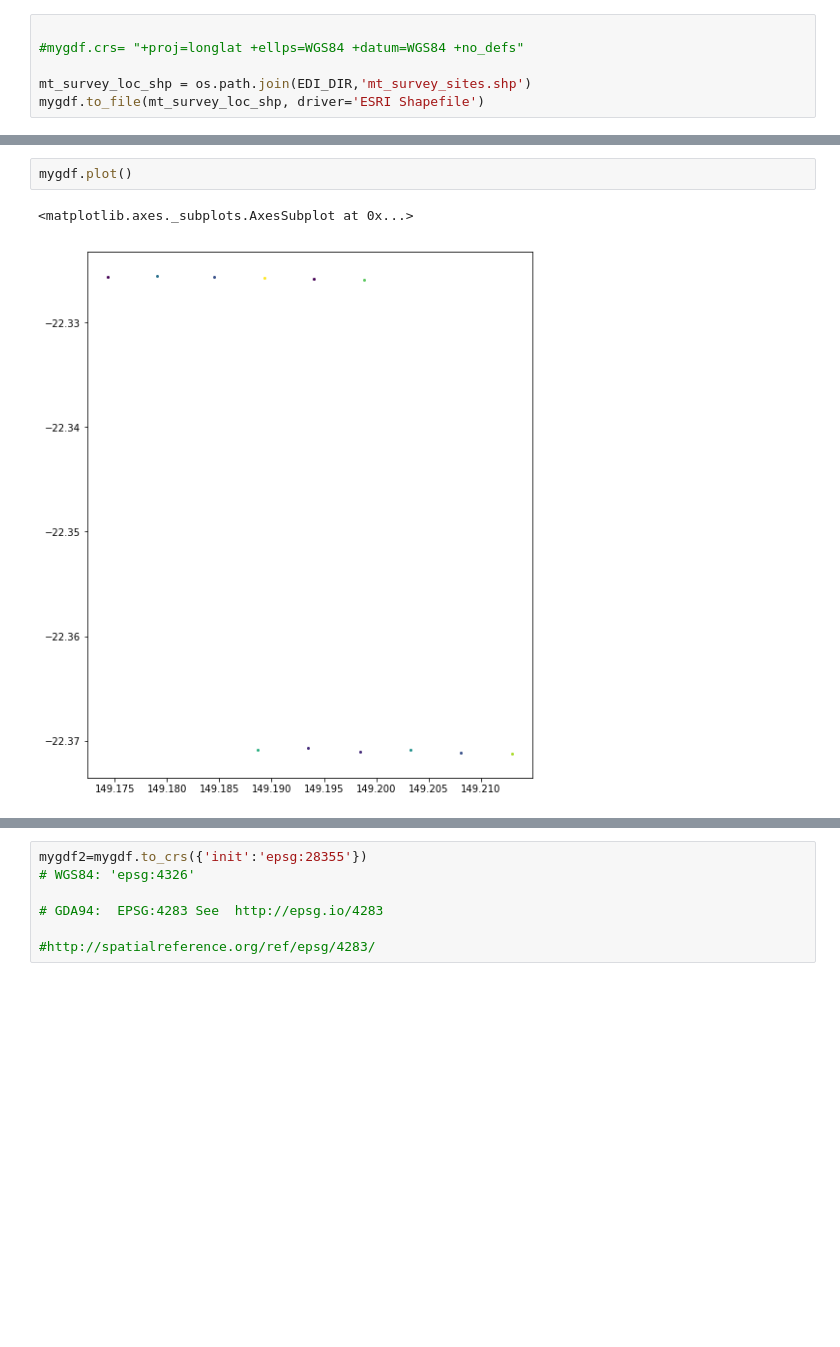
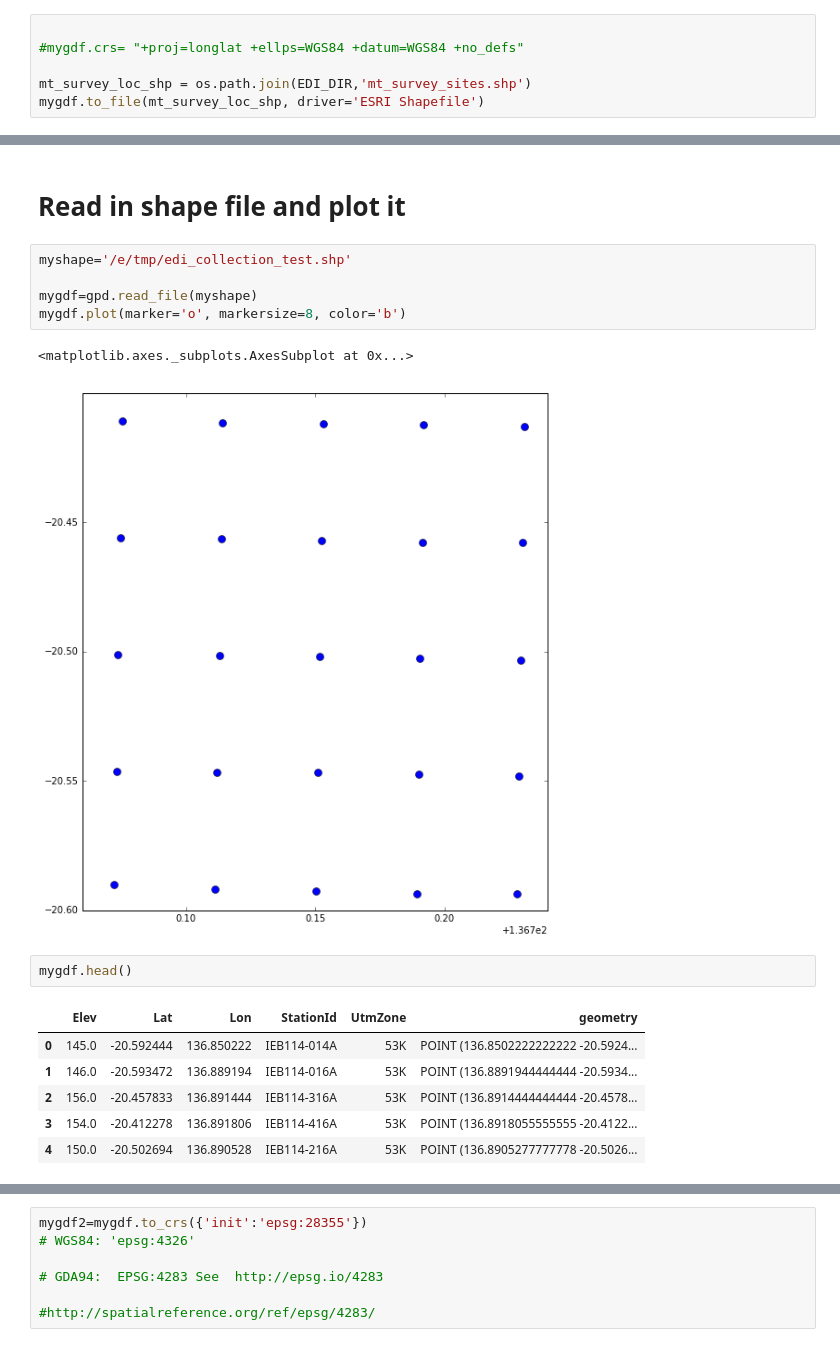
Before and after one commit to MTgeophysics/mtpy, a Jupyter notebook: examples/notebooks/geopandas_MT_survey_sites.ipynb, the cells around one changed output, grey strips where cells are left out. Cells and saved outputs as stored; diff of their text form; blank space fills up the shorter version.

```diff
--- a/examples/notebooks/geopandas_MT_survey_sites.ipynb
+++ b/examples/notebooks/geopandas_MT_survey_sites.ipynb
@@ -166,5 +120,19 @@ print mt_survey_loc_shp
+# %% [markdown]
+# Read in shape file and plot it
+# %%
+myshape='/e/tmp/edi_collection_test.shp'
+
+mygdf=gpd.read_file(myshape)
+mygdf.plot(marker='o', markersize=8, color='b')
+# %% [output]
+<matplotlib.axes._subplots.AxesSubplot at 0x...>
+[figure, added]
 # %%
-mygdf.plot()
+mygdf.head()
 # %% [output]
-<matplotlib.axes._subplots.AxesSubplot at 0x...>
-[figure, removed]
+|  | Elev | Lat | Lon | StationId | UtmZone | geometry |
+| 0 | 145.0 | -20.592444 | 136.850222 | IEB114-014A | 53K | POINT (136.8502222222222 -20.5924... |
+| 1 | 146.0 | -20.593472 | 136.889194 | IEB114-016A | 53K | POINT (136.8891944444444 -20.5934... |
+| 2 | 156.0 | -20.457833 | 136.891444 | IEB114-316A | 53K | POINT (136.8914444444444 -20.4578... |
+| 3 | 154.0 | -20.412278 | 136.891806 | IEB114-416A | 53K | POINT (136.8918055555555 -20.4122... |
+| 4 | 150.0 | -20.502694 | 136.890528 | IEB114-216A | 53K | POINT (136.8905277777778 -20.5026... |
```
Also changed, not shown: parts of 16 cells of this notebook, 2 other files.
